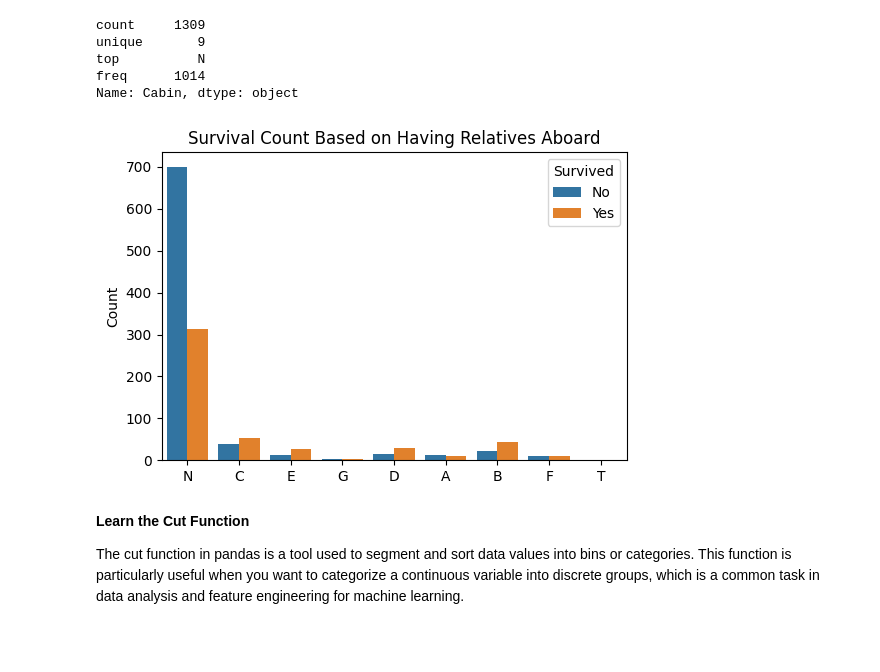
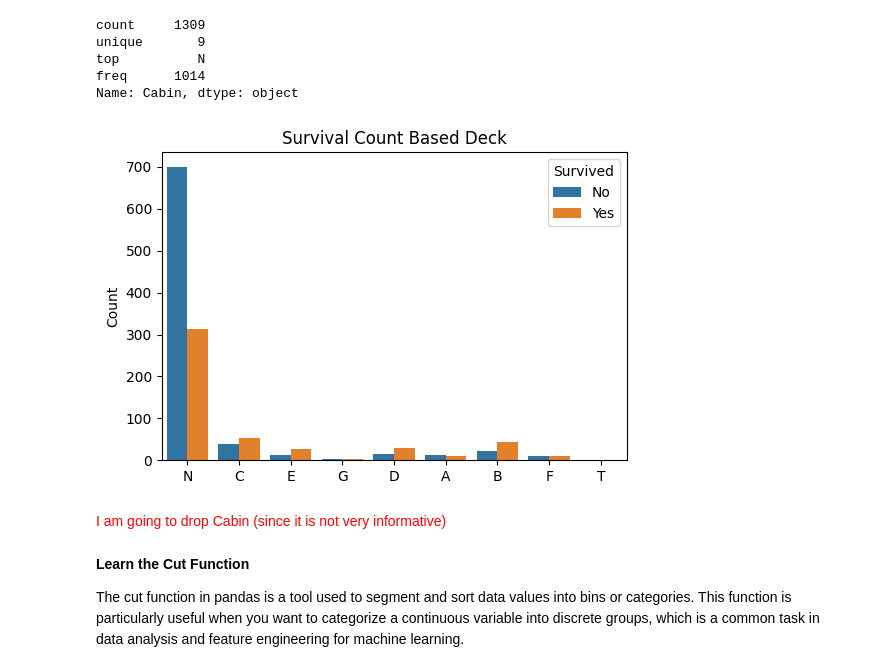
Before and after one commit to MinaGabriel/Titanic-Kafka, a Jupyter notebook: main.ipynb, the cells around one changed output. Cells and saved outputs as stored; diff of their text form; code cells hidden in the pictures; blank space fills up the shorter version.

```diff
--- a/main.ipynb
+++ b/main.ipynb
@@ -156,8 +156,8 @@ If you are in class 1 you have a high chance to survive. class 2 chances are lik
 
 to know if someone is alone or not we need to combine both *SibSp* and *Parch*
 # %%
-df['relative'] = df['SibSp'] + df['Parch']
-df['relative'] = df['relative'].apply(lambda x: 'No Relatives' if x == 0 else 'Relatives')
+df['Relative'] = df['SibSp'] + df['Parch']
+df['Relative'] = df['Relative'].apply(lambda x: 'No Relatives' if x == 0 else 'Relatives')
 df.head(10)
 # %% [output]
 |  | Age | Cabin | Embarked | Fare | Name | Parch | PassengerId | Pclass | Sex | SibSp | ... |
@@ -201,14 +201,16 @@ Name: Cabin, dtype: object
 # %%
 # Now create the bar plot
 plt.figure(figsize=(6, 4))
 sns.countplot(x='Cabin', hue='Survived', data=df)
-plt.title('Survival Count Based on Having Relatives Aboard')
+plt.title('Survival Count Based Deck')
 plt.ylabel('Count')
 plt.xlabel('')
 plt.legend(title='Survived', labels=['No', 'Yes'])
 plt.show()
 # %% [output]
-[figure, old version]
+[figure, new version]
+# %% [markdown]
+<span style="color:red">I am going to drop Cabin (since it is not very informative) </span>
 # %% [markdown]
 **Learn the Cut Function**
 
```
Also changed, not shown: parts of 26 cells of this notebook.
